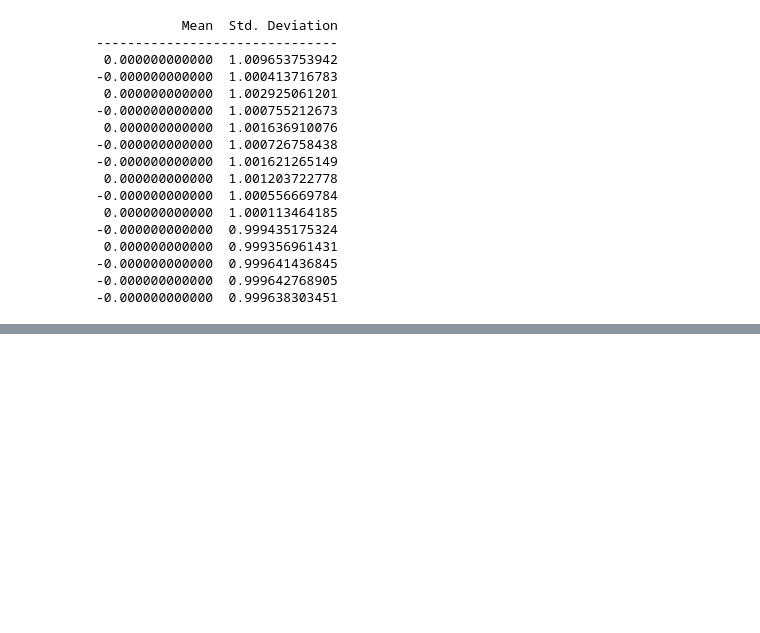
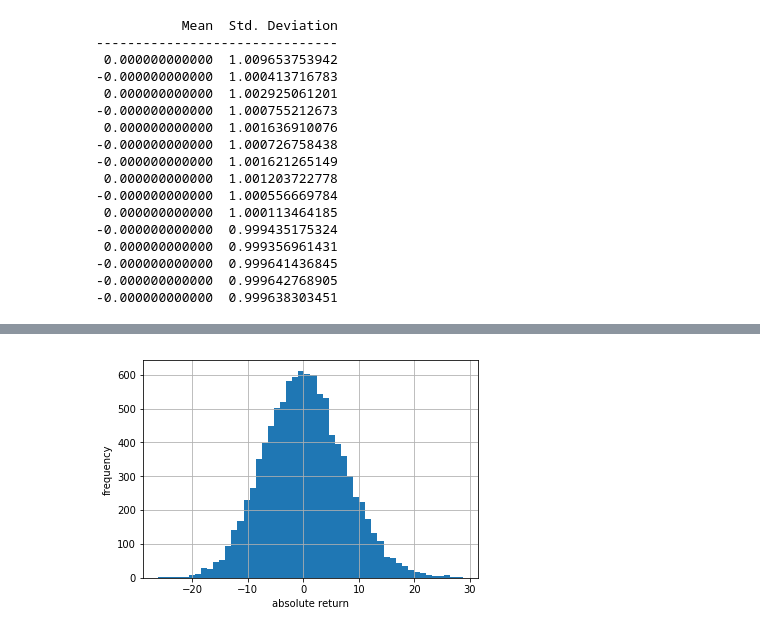
Before and after one commit to socrates77-sh/py4fi, a Jupyter notebook: ch10/ch10.ipynb, the cells around one changed output, grey strips where cells are left out. Saved outputs shown, nothing was run; the diff lists cells and outputs as text; code cells hidden in the pictures; blank space fills up the shorter version.

```diff
--- a/ch10/ch10.ipynb
+++ b/ch10/ch10.ipynb
@@ -427,0 +647,20 @@ for i in range(1, 31, 2):
+# %%
+S0 = 100
+r = 0.05
+sigma = 0.25
+T = 30 / 365.
+I = 10000
+ST = S0 * np.exp((r - 0.5 * sigma ** 2) * T
+             + sigma * np.sqrt(T) * npr.standard_normal(I))
+# %%
+R_gbm = np.sort(ST - S0)
+# %%
+plt.hist(R_gbm, bins=50)
+plt.xlabel('absolute return')
+plt.ylabel('frequency')
+plt.grid(True)
+# tag: var_hist_gbm
+# title: Absolute returns of geometric Brownian motion (30d)
+# size: 60
+# %% [output]
+[figure, added]
```
Also changed, not shown: parts of 58 cells of this notebook, 4 other files.
